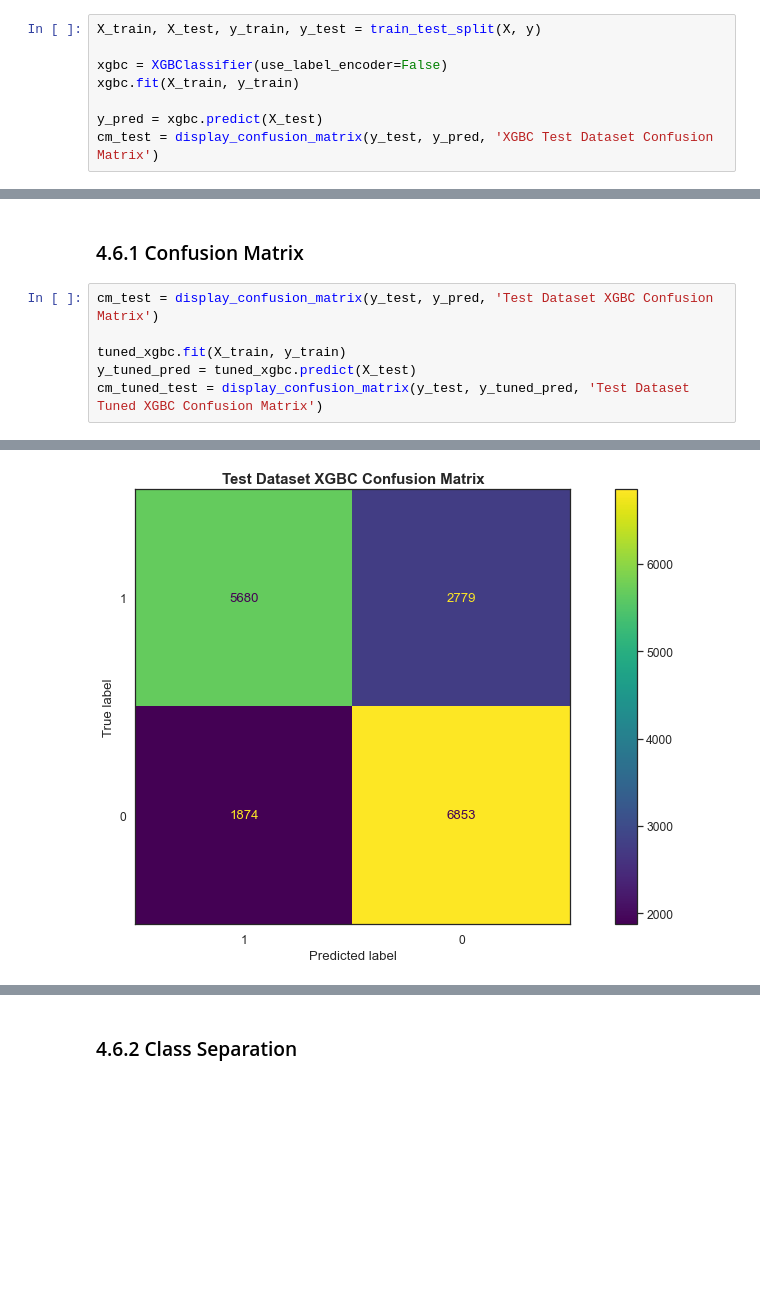
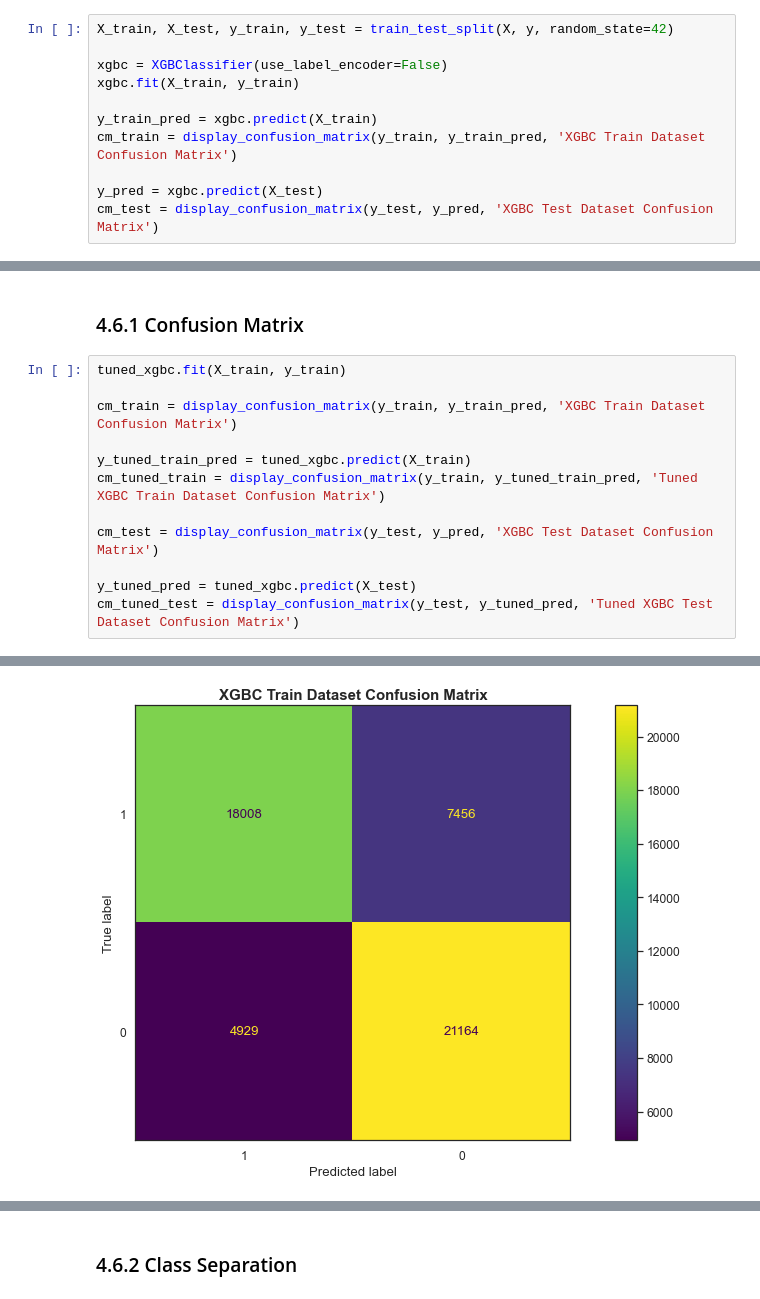
Before and after one commit to henriqueumeda/cardio-catch-diseases, a Jupyter notebook: Cardio Catch Diseases.ipynb, the cells around one changed output, grey strips where cells are left out. Cells and saved outputs as stored; diff of their text form; blank space fills up the shorter version.

```diff
--- a/Cardio Catch Diseases.ipynb
+++ b/Cardio Catch Diseases.ipynb
@@ -1252,9 +1335,12 @@ Let's stick with xgboost algorithm
 # %%
-X_train, X_test, y_train, y_test = train_test_split(X, y)
+X_train, X_test, y_train, y_test = train_test_split(X, y, random_state=42)
 
 xgbc = XGBClassifier(use_label_encoder=False)
 xgbc.fit(X_train, y_train)
 
+y_train_pred = xgbc.predict(X_train)
+cm_train = display_confusion_matrix(y_train, y_train_pred, 'XGBC Train Dataset Confusion Matrix')
+
 y_pred = xgbc.predict(X_test)
 cm_test = display_confusion_matrix(y_test, y_pred, 'XGBC Test Dataset Confusion Matrix')
 # %% [output]
@@ -1527,9 +1544,15 @@ y_probas
 # %% [markdown]
 ### 4.6.1 Confusion Matrix
 # %%
-cm_test = display_confusion_matrix(y_test, y_pred, 'Test Dataset XGBC Confusion Matrix')
+tuned_xgbc.fit(X_train, y_train)
 
-tuned_xgbc.fit(X_train, y_train)
+cm_train = display_confusion_matrix(y_train, y_train_pred, 'XGBC Train Dataset Confusion Matrix')
+
+y_tuned_train_pred = tuned_xgbc.predict(X_train)
+cm_tuned_train = display_confusion_matrix(y_train, y_tuned_train_pred, 'Tuned XGBC Train Dataset Confusion Matrix')
+
+cm_test = display_confusion_matrix(y_test, y_pred, 'XGBC Test Dataset Confusion Matrix')
+
 y_tuned_pred = tuned_xgbc.predict(X_test)
-cm_tuned_test = display_confusion_matrix(y_test, y_tuned_pred, 'Test Dataset Tuned XGBC Confusion Matrix')
+cm_tuned_test = display_confusion_matrix(y_test, y_tuned_pred, 'Tuned XGBC Test Dataset Confusion Matrix')
 # %% [output]
@@ -1537 +1560 @@ cm_tuned_test = display_confusion_matrix(y_test, y_tuned_pred, 'Test Dataset Tun
-[figure, old version]
+[figure, new version]
```
Also changed, not shown: parts of 66 cells of this notebook, 7 other files.
